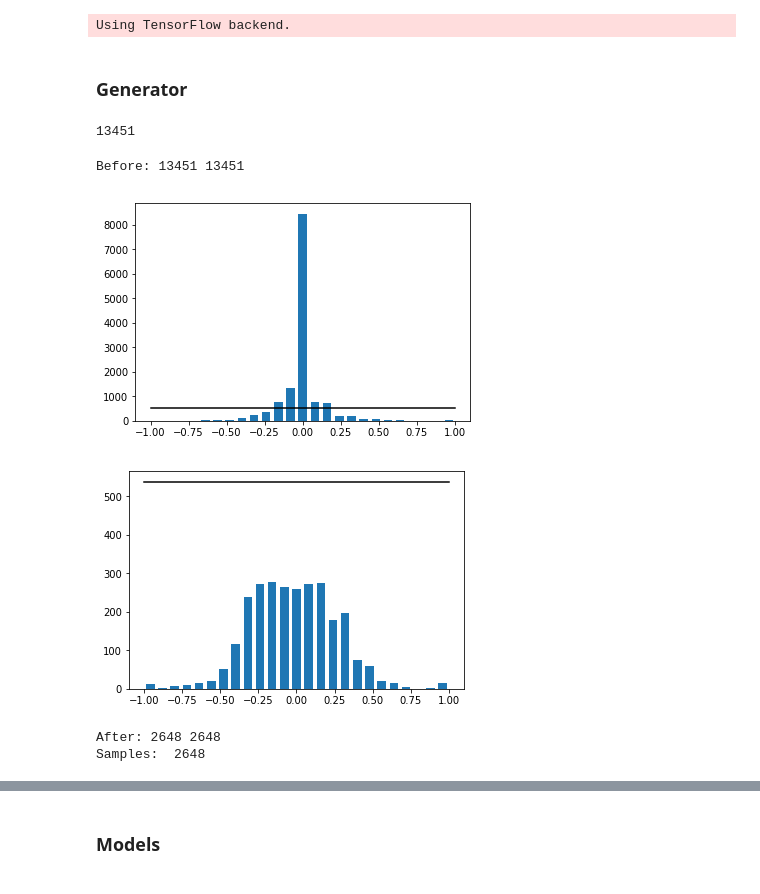
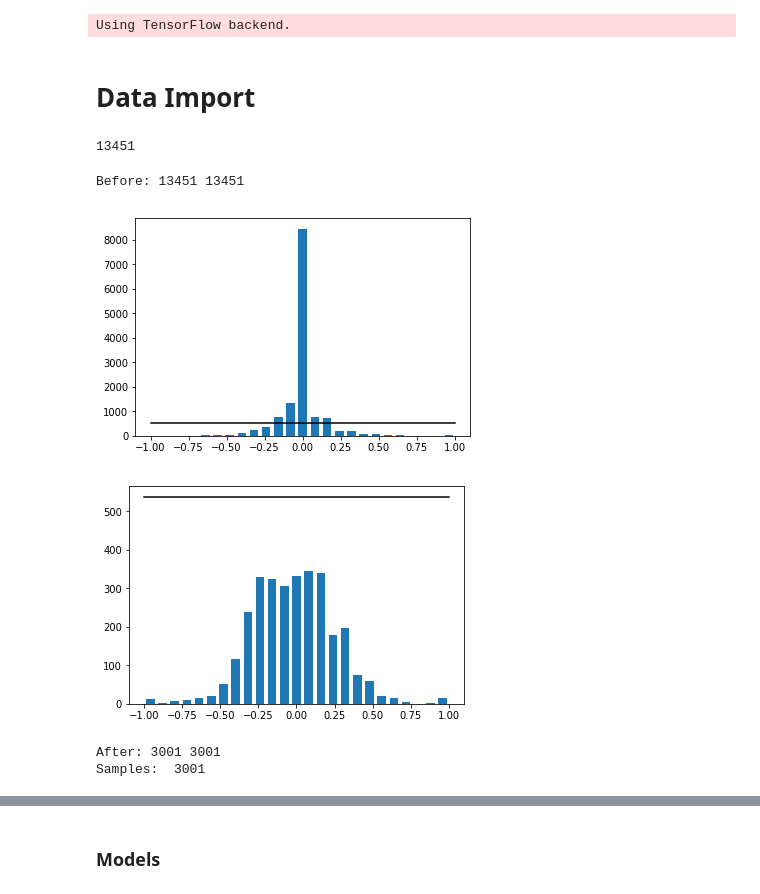
Before and after one commit to hl395/steer-prediction, a Jupyter notebook: p3-behavioural-cloning.ipynb, the cells around one changed output, grey strips where cells are left out. Saved outputs shown, nothing was run; the diff lists cells and outputs as text; code cells hidden in the pictures.

```diff
--- a/p3-behavioural-cloning.ipynb
+++ b/p3-behavioural-cloning.ipynb
@@ -20,8 +20,8 @@ from sklearn.model_selection import train_test_split
 from sklearn.utils import shuffle
 # %% [output]
 Using TensorFlow backend.
-# %% [markdown]
-### Generator
+# %% [markdown]
+# Data Import
 # %%
 import os
 import csv
@@ -74,37 +74,38 @@ plt.show()
 # determine keep probability for each bin: if below avg_samples_per_bin, keep all; otherwise keep prob is proportional
 # to number of samples above the average, so as to bring the number of samples for that bin down to the average
 keep_probs = []
-target = avg_samples_per_bin * .5
+# target = avg_samples_per_bin
+target = avg_samples_per_bin * 0.6
 for i in range(num_bins):
     if hist[i] < target:
-        keep_probs.append(1.)
+        keep_probs.append(1.0)
     else:
-        keep_probs.append(1./(hist[i]/target))
+        keep_probs.append(1.0/(hist[i]/target))
 remove_list = []
 for i in range(len(angles)):
     for j in range(num_bins):
         if angles[i] > bins[j] and angles[i] <= bins[j+1]:
             # delete from X and y with probability 1 - keep_probs[j]
             if np.random.rand() > keep_probs[j]:
                 remove_list.append(i)
 image_paths = np.delete(image_paths, remove_list, axis=0)
 angles = np.delete(angles, remove_list)
 samples = np.delete(samples, remove_list, axis=0)
 # balanced_samples = [v for i, v in enumerate(samples) if i not in del_ind]
 
 # print histogram again to show more even distribution of steering angles
 plt.figure
 hist, bins = np.histogram(angles, num_bins)
 plt.bar(center, hist, align='center', width=width)
 plt.plot((np.min(angles), np.max(angles)), (avg_samples_per_bin, avg_samples_per_bin), 'k-')
 plt.show()
 
 print('After:', image_paths.shape[0], angles.shape[0])
 print('Samples: ', len(samples))
 # %% [output]
 Before: 13451 13451
 [figure]
-[figure, old version]
+[figure, new version]
-After: 2648 2648
-Samples:  2648
+After: 3001 3001
+Samples:  3001
 # %%
```
Also changed, not shown: parts of 9 cells of this notebook.
